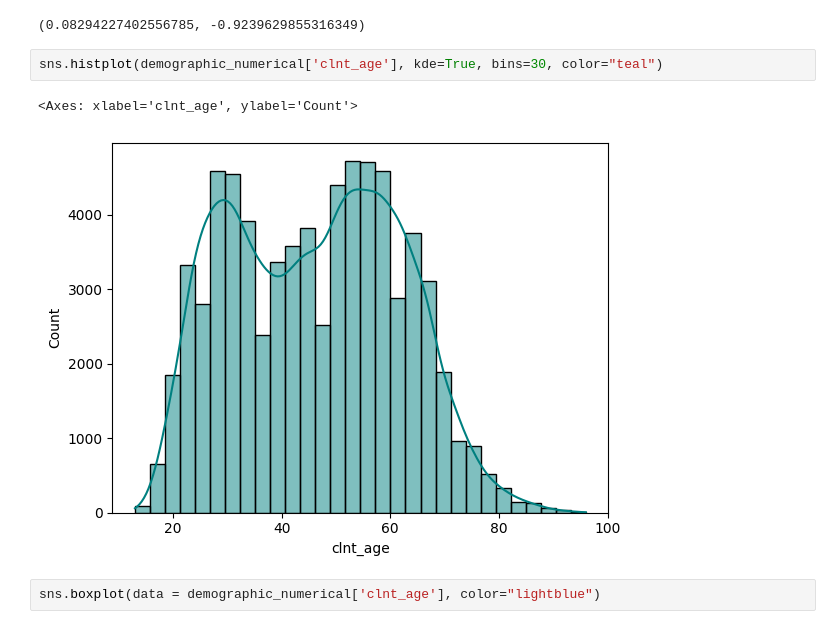
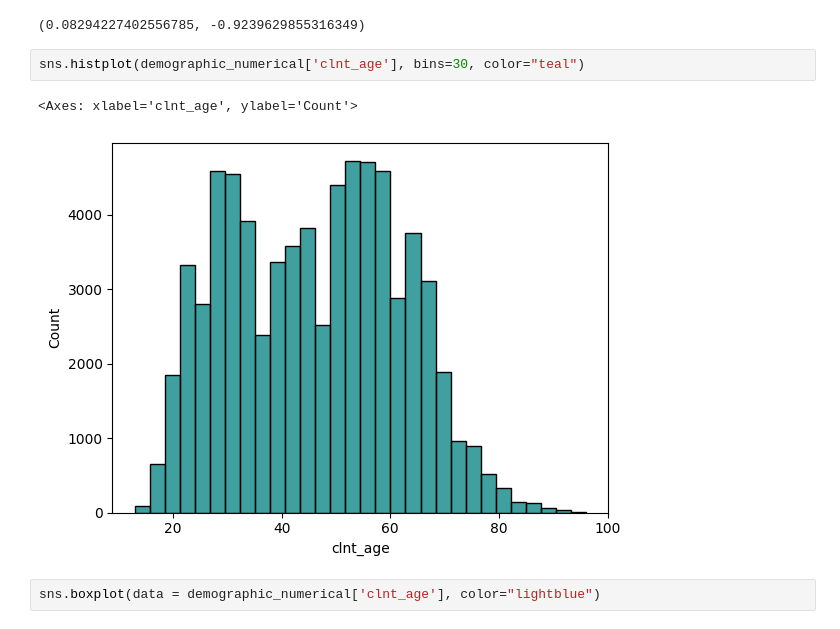
Before and after one commit to bfranx62/Ironhack-EDA-Project, a Jupyter notebook: main.ipynb, the cells around one changed output. Drawn from its saved outputs; the diff is of its cells as text.

Commit message:
Got rid of KDE in histograms

```diff
--- a/main.ipynb
+++ b/main.ipynb
@@ -282,10 +282,10 @@ client_age_skewness, client_age_kurtosis
 # %% [output]
 (0.08294227402556785, -0.9239629855316349)
 # %%
-sns.histplot(demographic_numerical['clnt_age'], kde=True, bins=30, color="teal")
+sns.histplot(demographic_numerical['clnt_age'], bins=30, color="teal")
 # %% [output]
 <Axes: xlabel='clnt_age', ylabel='Count'>
-[figure, old version]
+[figure, new version]
 # %%
 sns.boxplot(data = demographic_numerical['clnt_age'], color="lightblue")
 # %% [output]
```
Also changed, not shown: parts of 2 cells of this notebook.
